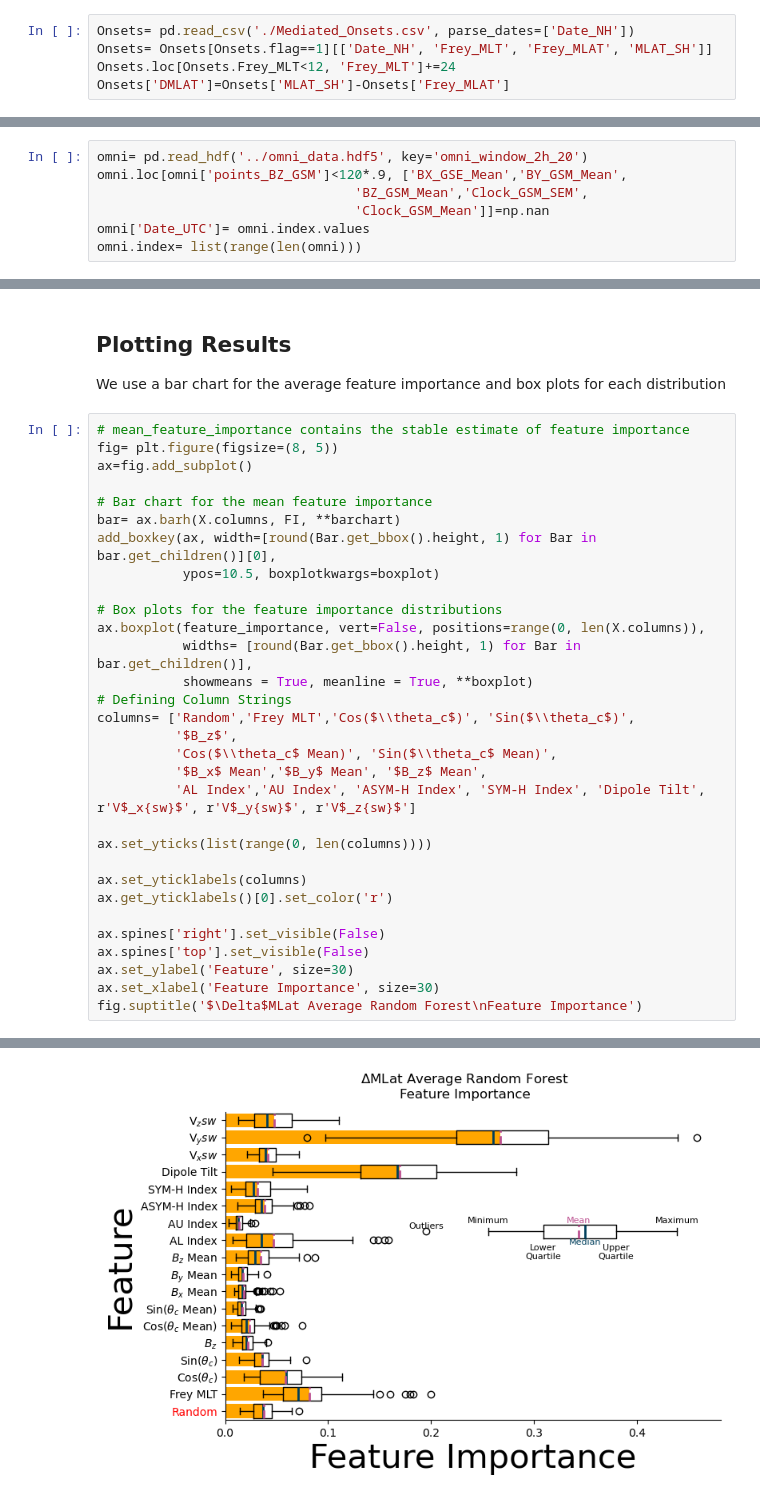
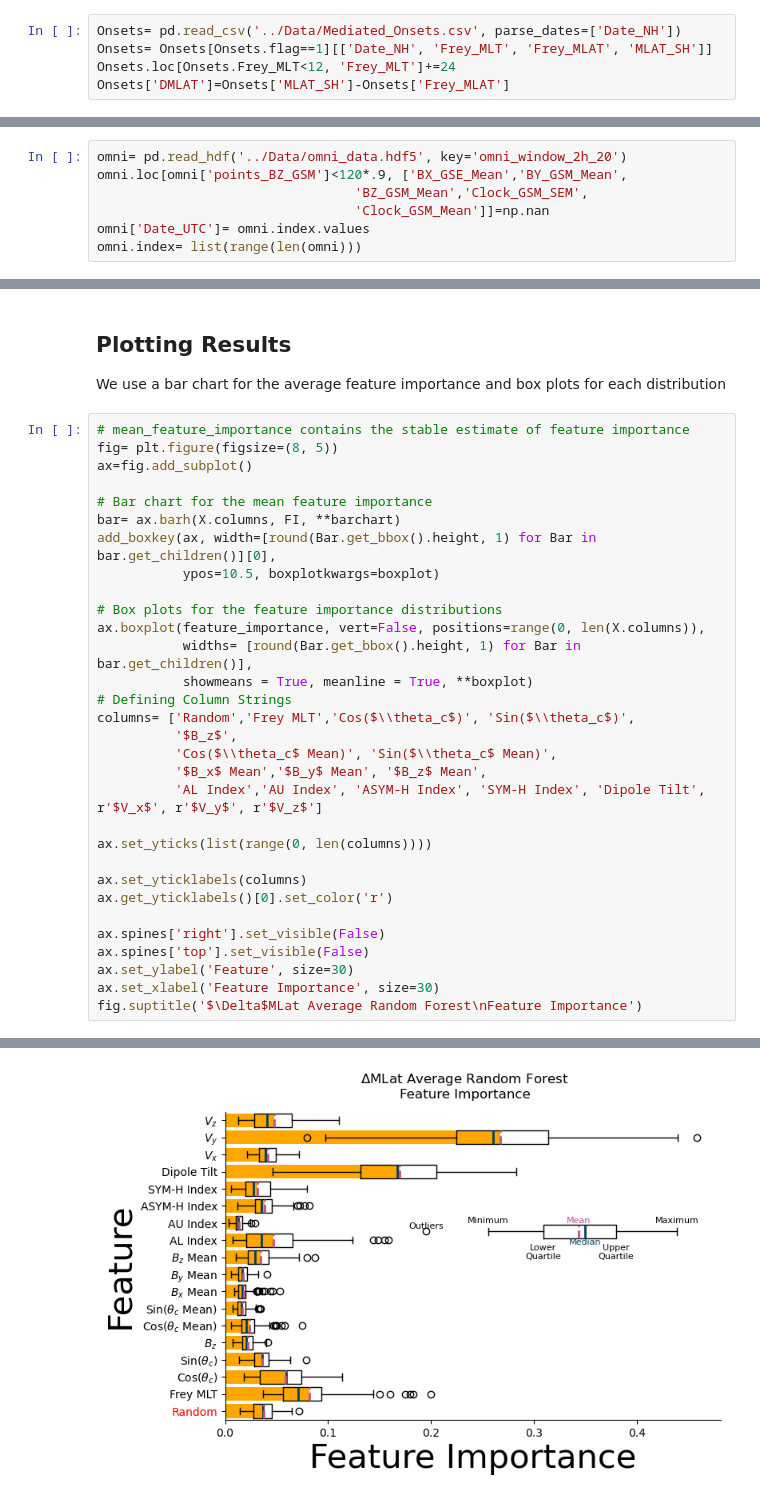
Before and after one commit to 08walkersj/Substorm_Onset_Conjugate_Displacement, a Jupyter notebook: Paper_Figures/Figure9_FeatureMLat.ipynb, the cells around one changed output, grey strips where cells are left out. Cells and saved outputs as stored; diff of their text form.

```diff
--- a/Paper_Figures/Figure9_FeatureMLat.ipynb
+++ b/Paper_Figures/Figure9_FeatureMLat.ipynb
@@ -29,7 +29,7 @@ barchart={'color':colors[2]}
 # Loading Dataset
 Loading Onset file and created $\Delta\!$ MLT column
 # %%
-Onsets= pd.read_csv('./Mediated_Onsets.csv', parse_dates=['Date_NH'])
+Onsets= pd.read_csv('../Data/Mediated_Onsets.csv', parse_dates=['Date_NH'])
 Onsets= Onsets[Onsets.flag==1][['Date_NH', 'Frey_MLT', 'Frey_MLAT', 'MLAT_SH']]
 Onsets.loc[Onsets.Frey_MLT<12, 'Frey_MLT']+=24
 Onsets['DMLAT']=Onsets['MLAT_SH']-Onsets['Frey_MLAT']
@@ -45,7 +45,7 @@ Onsets['Date_UTC']=Onsets.Date_NH.values.astype('datetime64[m]').astype('datetim
 ## Loading Omni
 Load the omni data and set values to 'NaN' when the required number of data points in the window is not satisfied.
 # %%
-omni= pd.read_hdf('../omni_data.hdf5', key='omni_window_2h_20')
+omni= pd.read_hdf('../Data/omni_data.hdf5', key='omni_window_2h_20')
 omni.loc[omni['points_BZ_GSM']<120*.9, ['BX_GSE_Mean','BY_GSM_Mean',
                                  'BZ_GSM_Mean','Clock_GSM_SEM',
                                  'Clock_GSM_Mean']]=np.nan
@@ -145,32 +137,32 @@ We use a bar chart for the average feature importance and box plots for each dis
 fig= plt.figure(figsize=(8, 5))
 ax=fig.add_subplot()
 
 # Bar chart for the mean feature importance
 bar= ax.barh(X.columns, FI, **barchart)
 add_boxkey(ax, width=[round(Bar.get_bbox().height, 1) for Bar in bar.get_children()][0],
            ypos=10.5, boxplotkwargs=boxplot)
 
 # Box plots for the feature importance distributions
 ax.boxplot(feature_importance, vert=False, positions=range(0, len(X.columns)),
            widths= [round(Bar.get_bbox().height, 1) for Bar in bar.get_children()],
            showmeans = True, meanline = True, **boxplot)
 # Defining Column Strings
 columns= ['Random','Frey MLT','Cos($\\theta_c$)', 'Sin($\\theta_c$)',
           '$B_z$',
           'Cos($\\theta_c$ Mean)', 'Sin($\\theta_c$ Mean)',
           '$B_x$ Mean','$B_y$ Mean', '$B_z$ Mean',
-          'AL Index','AU Index', 'ASYM-H Index', 'SYM-H Index', 'Dipole Tilt', r'V$_x{sw}$', r'V$_y{sw}$', r'V$_z{sw}$']
+          'AL Index','AU Index', 'ASYM-H Index', 'SYM-H Index', 'Dipole Tilt', r'$V_x$', r'$V_y$', r'$V_z$']
 
 ax.set_yticks(list(range(0, len(columns))))
 
 ax.set_yticklabels(columns)
 ax.get_yticklabels()[0].set_color('r')
 
 ax.spines['right'].set_visible(False)
 ax.spines['top'].set_visible(False)
 ax.set_ylabel('Feature', size=30)
 ax.set_xlabel('Feature Importance', size=30)
 fig.suptitle('$\Delta$MLat Average Random Forest\nFeature Importance')
 # %% [output]
 Text(0.5, 0.98, '$\\Delta$MLat Average Random Forest\nFeature Importance')
-[figure, old version]
+[figure, new version]
```
Also changed, not shown: parts of 4 cells of this notebook.
